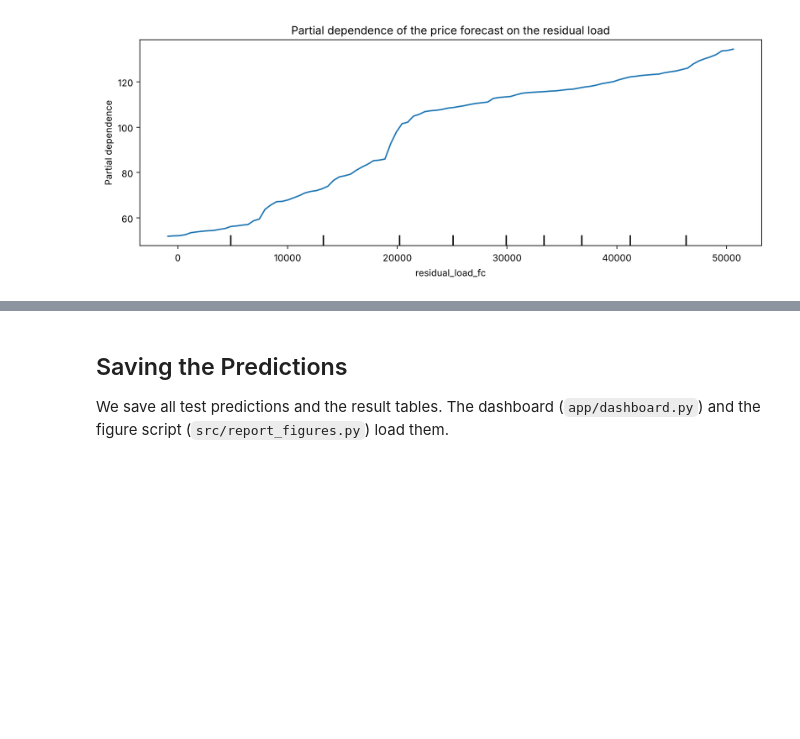
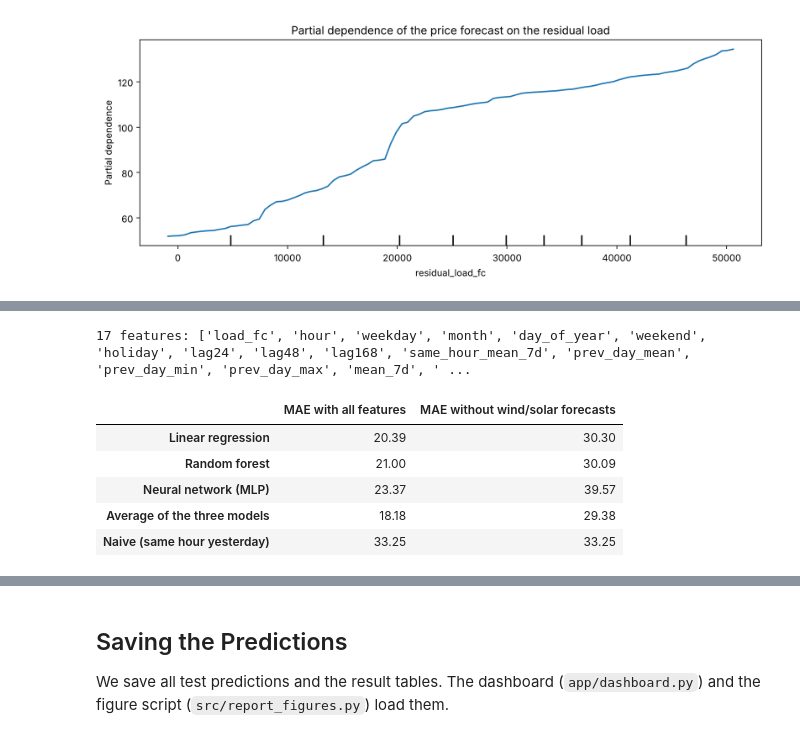
Before and after one commit to greenmario2099/pds-electricity-price-forecasting, a Jupyter notebook: notebooks/02_Price_Forecasting_Models.ipynb, the cells around one changed output, grey strips where cells are left out. Saved outputs shown, nothing was run; the diff lists cells and outputs as text; code cells hidden in the pictures; blank space fills up the shorter version.

```diff
--- a/notebooks/02_Price_Forecasting_Models.ipynb
+++ b/notebooks/02_Price_Forecasting_Models.ipynb
@@ -422,0 +501,26 @@ A linear model would draw a straight line here.
+# %%
+from src.data_pipeline import FUNDAMENTAL_FEATURES
+
+uses_renewable_forecasts = [c for c in FUNDAMENTAL_FEATURES if c != 'load_fc']
+features_without_renewables = [c for c in FEATURES if c not in uses_renewable_forecasts]
+print(len(features_without_renewables), 'features:', features_without_renewables)
+
+robust_preds = pd.DataFrame(index=test_y.index)
+for name, make_model in models.items():
+    robust_preds[name] = rolling_forecast(features, make_model, test_months, features_without_renewables, window_days=730)
+robust_preds['Average of the three models'] = robust_preds[list(models)].mean(axis=1)
+
+rows = list(robust_preds.columns)
+robustness = pd.DataFrame({'MAE with all features': test_table.loc[rows, 'MAE'],
+                           'MAE without wind/solar forecasts': [mean_absolute_error(test_y, robust_preds[m]) for m in rows]},
+                          index=rows)
+robustness.loc['Naive (same hour yesterday)'] = test_table.loc['Naive (same hour yesterday)', 'MAE']   # uses no features
+robustness.round(2)
+# %% [output]
+17 features: ['load_fc', 'hour', 'weekday', 'month', 'day_of_year', 'weekend', 'holiday', 'lag24', 'lag48', 'lag168', 'same_hour_mean_7d', 'prev_day_mean', 'prev_day_min', 'prev_day_max', 'mean_7d', ' ...
+|  | MAE with all features | MAE without wind/solar forecasts |
+| Linear regression | 20.39 | 30.30 |
+| Random forest | 21.00 | 30.09 |
+| Neural network (MLP) | 23.37 | 39.57 |
+| Average of the three models | 18.18 | 29.38 |
+| Naive (same hour yesterday) | 33.25 | 33.25 |
```
Also changed, not shown: parts of 13 cells of this notebook, 21 other files.
